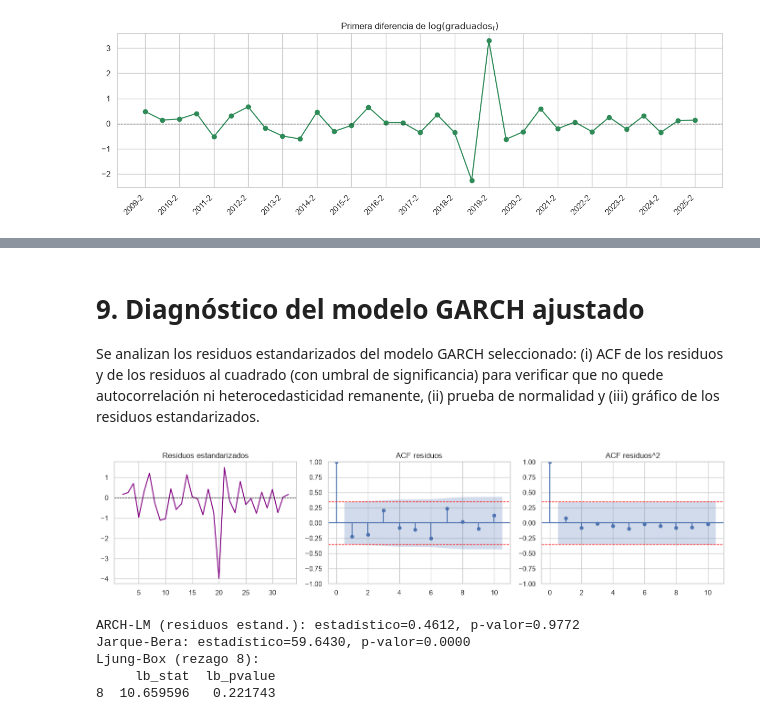
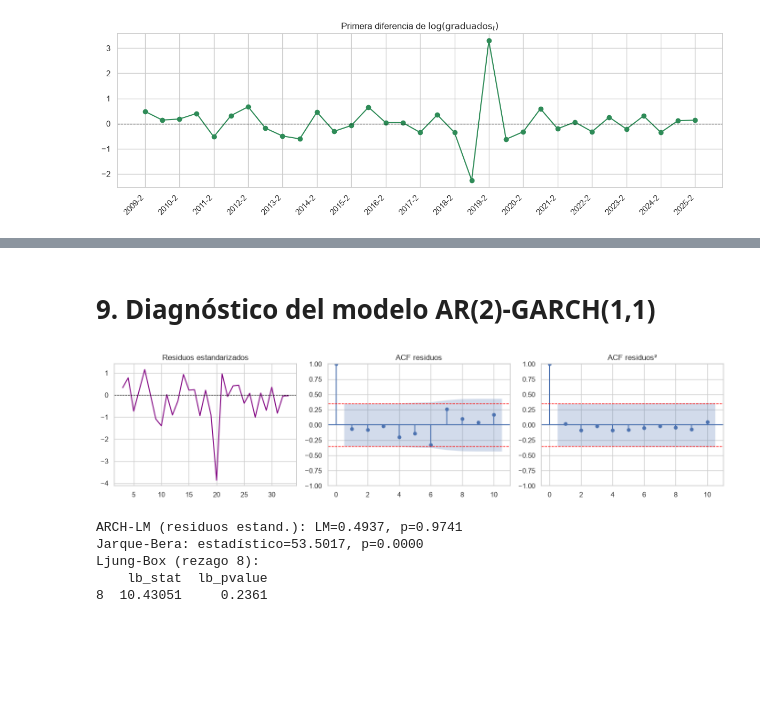
Before and after one commit to JulianAngaritaSuarez/time_series_analisis, a Jupyter notebook: code.ipynb, the cells around one changed output, grey strips where cells are left out. Drawn from its saved outputs; the diff is of its cells as text; code cells hidden in the pictures; blank space fills up the shorter version.

```diff
--- a/code.ipynb
+++ b/code.ipynb
@@ -27,20 +26,16 @@ La serie corresponde al número total de graduados por semestre del programa de
 # %%
-ruta = []
-for i in Path('.', 'data').rglob('*.csv'):
-    ruta.append(i)
+ruta = list(Path('.', 'data').rglob('*.csv'))
 
 data = pd.read_csv(ruta[0], skiprows=1, names=['year', 'period', 'total'])
-data['year'] = data['year'].astype(int)
-data['period'] = data['period'].astype(int)   # solo toma valores 1 o 2 (semestre)
-data['total'] = data['total'].astype(float)
+data['year']   = data['year'].astype(int)
+data['period'] = data['period'].astype(int)   # solo 1 o 2
+data['total']  = data['total'].astype(float)
 
-# Orden cronológico ascendente y construcción de la etiqueta de periodo AAAA-S (S = 1 o 2)
 data = data.sort_values(['year', 'period']).reset_index(drop=True)
 data['periodo'] = data['year'].astype(str) + '-' + data['period'].astype(str)
+data.index = pd.RangeIndex(start=0, stop=len(data), name='t')
 
-# Índice secuencial para el modelado (1 observación = 1 semestre)
-data.index = pd.RangeIndex(start=0, stop=len(data), name='t')
-serie = data['total']
+serie    = data['total']
 etiquetas = data['periodo']
 data.head()
 # %% [output]
@@ -307,12 +284,12 @@ r_pct = 100 * d_log_serie
 especificaciones = [(1, 1), (1, 2), (2, 1)]
 resultados_garch = []
 for p, q in especificaciones:
-    am = arch_model(r_pct, mean='AR', lags=1, vol='GARCH', p=p, q=q, dist='normal')
+    am  = arch_model(r_pct, mean='AR', lags=2, vol='GARCH', p=p, q=q, dist='normal')
     res = am.fit(disp='off')
     resultados_garch.append((p, q, res.aic, res.bic, res))
-    print(f'GARCH({p},{q}): AIC={res.aic:.3f}  BIC={res.bic:.3f}')
+    print(f'AR(2)-GARCH({p},{q}): AIC={res.aic:.3f}  BIC={res.bic:.3f}')
 
 p_sel, q_sel, _, _, modelo_garch = min(resultados_garch, key=lambda x: x[2])
-print(f'\nModelo seleccionado: GARCH({p_sel},{q_sel})')
+print(f'\nModelo seleccionado: AR(2)-GARCH({p_sel},{q_sel})')
 print(modelo_garch.summary())
 # %% [output]
@@ -333,44 +310,44 @@ beta[1]        0.0000      0.156      0.000      1.000      [ -0.306,  0.306]
 =============================================================================
 
 Covariance estimator: robust
-# %% [markdown]
-# 9. Diagnóstico del modelo GARCH ajustado
-
-Se analizan los residuos estandarizados del modelo GARCH seleccionado: (i) ACF de los residuos y de los residuos al cuadrado (con umbral de significancia) para verificar que no quede autocorrelación ni heterocedasticidad remanente, (ii) prueba de normalidad y (iii) gráfico de los residuos estandarizados.
+# %% [markdown]
+# 9. Diagnóstico del modelo AR(2)-GARCH(1,1)
 # %%
-std_resid = modelo_garch.std_resid.dropna()
-umbral_resid = 1.96 / np.sqrt(len(std_resid))
+std_resid     = modelo_garch.std_resid.dropna()
+umbral_resid  = 1.96 / np.sqrt(len(std_resid))
 
 fig, axes = plt.subplots(1, 3, figsize=(14, 3.5))
+
 axes[0].plot(std_resid.index, std_resid.values, color='purple')
 axes[0].axhline(0, color='black', lw=0.8, ls='--')
 axes[0].set_title('Residuos estandarizados')
 
 plot_acf(std_resid, ax=axes[1], lags=10)
-axes[1].axhline(umbral_resid, color='red', ls='--', lw=1)
+axes[1].axhline( umbral_resid, color='red', ls='--', lw=1)
 axes[1].axhline(-umbral_resid, color='red', ls='--', lw=1)
 axes[1].set_title('ACF residuos')
 
 plot_acf(std_resid**2, ax=axes[2], lags=10)
-axes[2].axhline(umbral_resid, color='red', ls='--', lw=1)
+axes[2].axhline( umbral_resid, color='red', ls='--', lw=1)
 axes[2].axhline(-umbral_resid, color='red', ls='--', lw=1)
-axes[2].set_title('ACF residuos^2')
+axes[2].set_title('ACF residuos²')
+
 plt.tight_layout()
 plt.savefig('diagnostico_garch.png', dpi=150)
 plt.show()
 
-lm_stat2, lm_p2, _, _ = het_arch(std_resid, nlags=4)
-jb_stat, jb_p = stats.jarque_bera(std_resid)
-lb = sm.stats.acorr_ljungbox(std_resid, lags=[8], return_df=True)
+lm2, lmp2, _, _ = het_arch(std_resid, nlags=4)
+jb,  jbp        = stats.jarque_bera(std_resid)
+lb              = sm.stats.acorr_ljungbox(std_resid, lags=[8], return_df=True)
 
-print(f'ARCH-LM (residuos estand.): estadístico={lm_stat2:.4f}, p-valor={lm_p2:.4f}')
-print(f'Jarque-Bera: estadístico={jb_stat:.4f}, p-valor={jb_p:.4f}')
+print(f'ARCH-LM (residuos estand.): LM={lm2:.4f}, p={lmp2:.4f}')
+print(f'Jarque-Bera: estadístico={jb:.4f}, p={jbp:.4f}')
 print('Ljung-Box (rezago 8):')
 print(lb)
 # %% [output]
-[figure, old version]
+[figure, new version]
-ARCH-LM (residuos estand.): estadístico=0.4612, p-valor=0.9772
-Jarque-Bera: estadístico=59.6430, p-valor=0.0000
+ARCH-LM (residuos estand.): LM=0.4937, p=0.9741
+Jarque-Bera: estadístico=53.5017, p=0.0000
 Ljung-Box (rezago 8):
-     lb_stat  lb_pvalue
-8  10.659596   0.221743
+    lb_stat  lb_pvalue
+8  10.43051     0.2361
```
Also changed, not shown: parts of 36 cells of this notebook, 6 other files.
